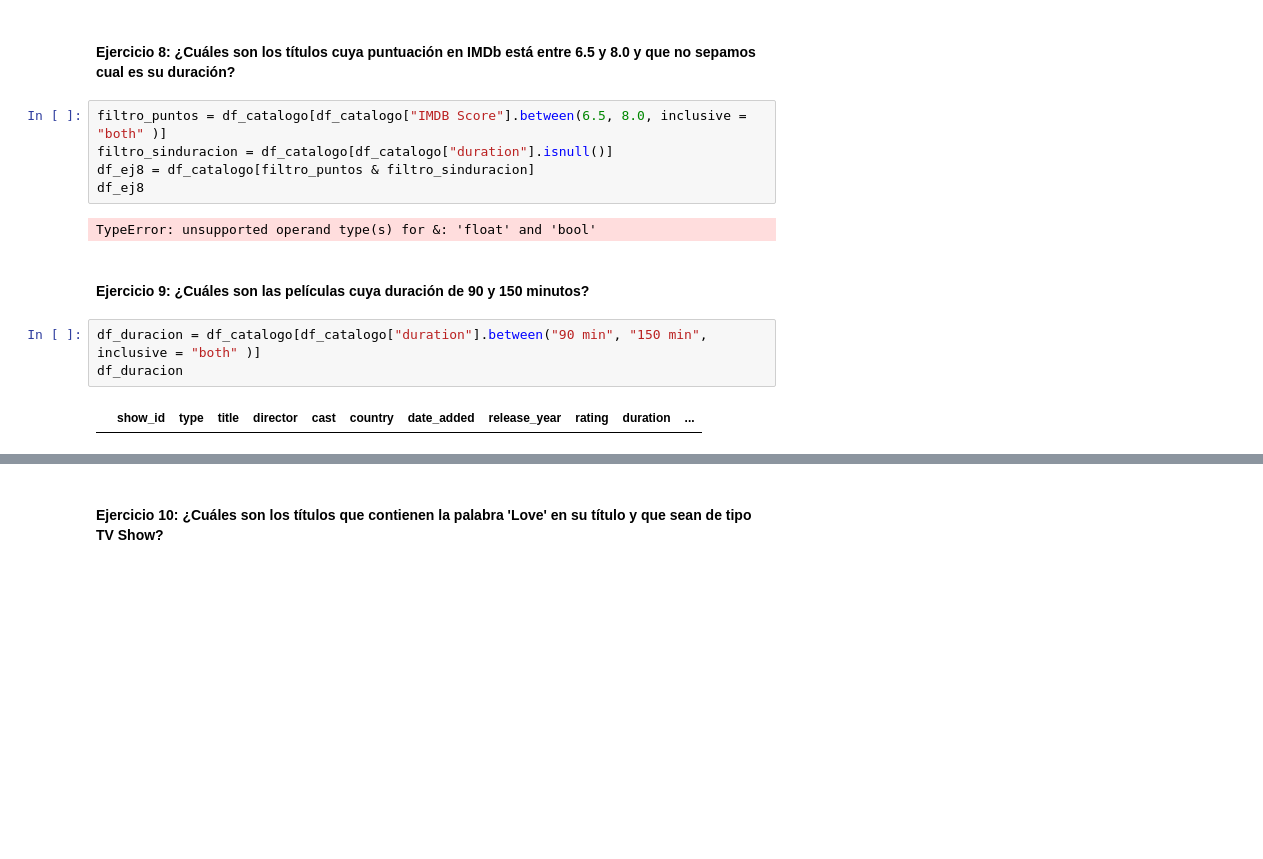
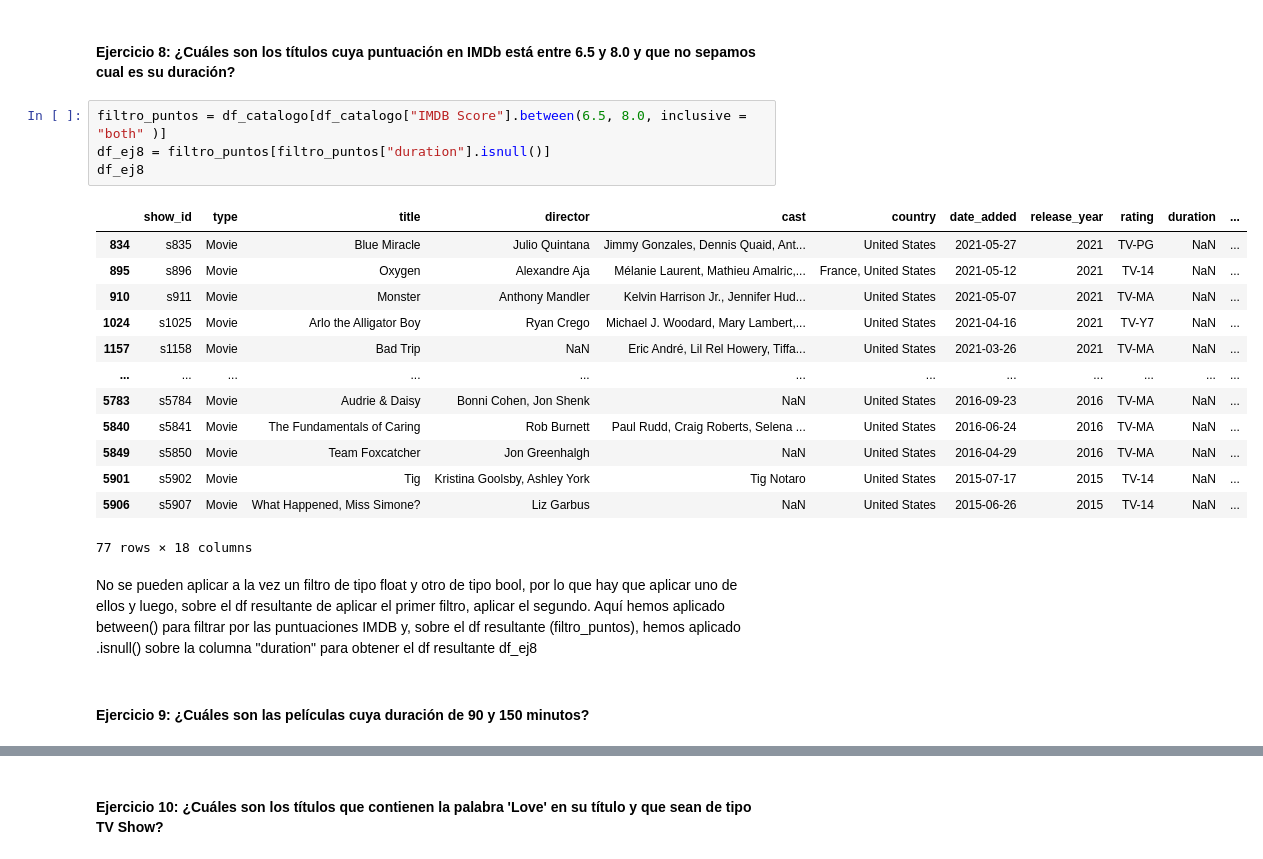
Before and after one commit to MartaM1206/Labs_pandas, a Jupyter notebook: laboratorio-modulo2-leccion03-filtrado.ipynb, the cells around one changed output, grey strips where cells are left out. Cells and saved outputs as stored; diff of their text form; blank space fills up the shorter version.

Commit message:
lab filtros terminado

```diff
--- a/laboratorio-modulo2-leccion03-filtrado.ipynb
+++ b/laboratorio-modulo2-leccion03-filtrado.ipynb
@@ -176,15 +180,23 @@ filtro_lanzamiento.filter(["title", "release_year"])
 #### Ejercicio 8: ¿Cuáles son los títulos cuya puntuación en IMDb está entre 6.5 y 8.0 y que no sepamos cual es su duración?
 # %%
 filtro_puntos = df_catalogo[df_catalogo["IMDB Score"].between(6.5, 8.0, inclusive = "both" )]
-filtro_sinduracion = df_catalogo[df_catalogo["duration"].isnull()]
-df_ej8 = df_catalogo[filtro_puntos & filtro_sinduracion]
+df_ej8 = filtro_puntos[filtro_puntos["duration"].isnull()]
 df_ej8
 # %% [output]
+|  | show_id | type | title | director | cast | country | date_added | release_year | rating | duration | ... |
+| 834 | s835 | Movie | Blue Miracle | Julio Quintana | Jimmy Gonzales, Dennis Quaid, Ant... | United States | 2021-05-27 | 2021 | TV-PG | NaN | ... |
+| 895 | s896 | Movie | Oxygen | Alexandre Aja | Mélanie Laurent, Mathieu Amalric,... | France, United States | 2021-05-12 | 2021 | TV-14 | NaN | ... |
+| 910 | s911 | Movie | Monster | Anthony Mandler | Kelvin Harrison Jr., Jennifer Hud... | United States | 2021-05-07 | 2021 | TV-MA | NaN | ... |
+| 1024 | s1025 | Movie | Arlo the Alligator Boy | Ryan Crego | Michael J. Woodard, Mary Lambert,... | United States | 2021-04-16 | 2021 | TV-Y7 | NaN | ... |
+| 1157 | s1158 | Movie | Bad Trip | NaN | Eric André, Lil Rel Howery, Tiffa... | United States | 2021-03-26 | 2021 | TV-MA | NaN | ... |
+| ... | ... | ... | ... | ... | ... | ... | ... | ... | ... | ... | ... |
+| 5783 | s5784 | Movie | Audrie & Daisy | Bonni Cohen, Jon Shenk | NaN | United States | 2016-09-23 | 2016 | TV-MA | NaN | ... |
+| 5840 | s5841 | Movie | The Fundamentals of Caring | Rob Burnett | Paul Rudd, Craig Roberts, Selena ... | United States | 2016-06-24 | 2016 | TV-MA | NaN | ... |
+| 5849 | s5850 | Movie | Team Foxcatcher | Jon Greenhalgh | NaN | United States | 2016-04-29 | 2016 | TV-MA | NaN | ... |
+| 5901 | s5902 | Movie | Tig | Kristina Goolsby, Ashley York | Tig Notaro | United States | 2015-07-17 | 2015 | TV-14 | NaN | ... |
+| 5906 | s5907 | Movie | What Happened, Miss Simone? | Liz Garbus | NaN | United States | 2015-06-26 | 2015 | TV-14 | NaN | ... |
-TypeError: unsupported operand type(s) for &: 'float' and 'bool'
+77 rows × 18 columns
+# %% [markdown]
+No se pueden aplicar a la vez un filtro de tipo float y otro de tipo bool, por lo que hay que aplicar uno de ellos y luego, sobre el df resultante de aplicar el primer filtro, aplicar el segundo. Aquí hemos aplicado between() para filtrar por las puntuaciones IMDB y, sobre el df resultante (filtro_puntos), hemos aplicado .isnull() sobre la columna "duration" para obtener el df resultante df_ej8
 # %% [markdown]
 #### Ejercicio 9: ¿Cuáles son las películas cuya duración de 90 y 150 minutos?
-# %%
-df_duracion = df_catalogo[df_catalogo["duration"].between("90 min", "150 min", inclusive = "both" )]
-df_duracion
-# %% [output]
-|  | show_id | type | title | director | cast | country | date_added | release_year | rating | duration | ... |
```
Also changed, not shown: parts of 3 cells of this notebook.
